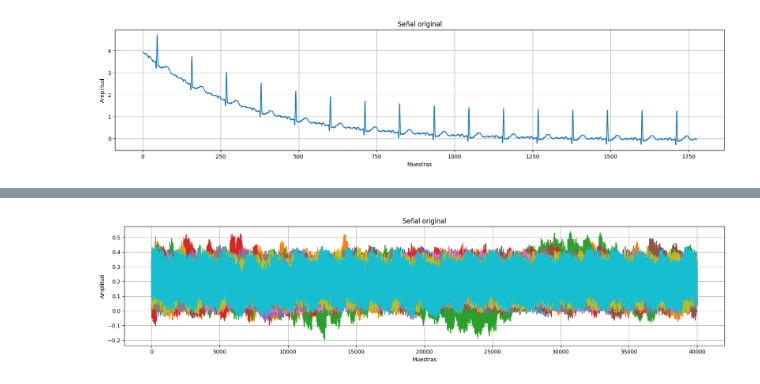
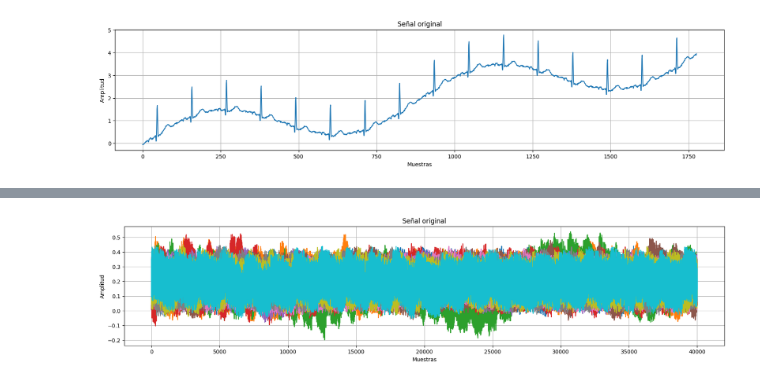
Before and after one commit to pauaguirrecarol/Proyecto-Final, a Jupyter notebook: funciones/GraficarOriginal.ipynb, the cells around one changed output, grey strips where cells are left out. Saved outputs shown, nothing was run; the diff lists cells and outputs as text; code cells hidden in the pictures.

```diff
--- a/funciones/GraficarOriginal.ipynb
+++ b/funciones/GraficarOriginal.ipynb
@@ -22,8 +22,8 @@ def GraficarOriginalTXT (nombreArchivo):
     plt.show ()
 # %%
-GraficarOriginalTXT ( '/Users/paulaaguirrecarol/Desktop/PDSB 1/ecg4.txt' )
+GraficarOriginalTXT ( '/Users/paulaaguirrecarol/Desktop/PDSB 1/ecg3.txt' )
 # %% [output]
-[figure, old version]
+[figure, new version]
 # %%
 def GraficarOriginalACQ (nombreArchivo):
 
```
Also changed, not shown: parts of 3 cells of this notebook, 17 other files.
